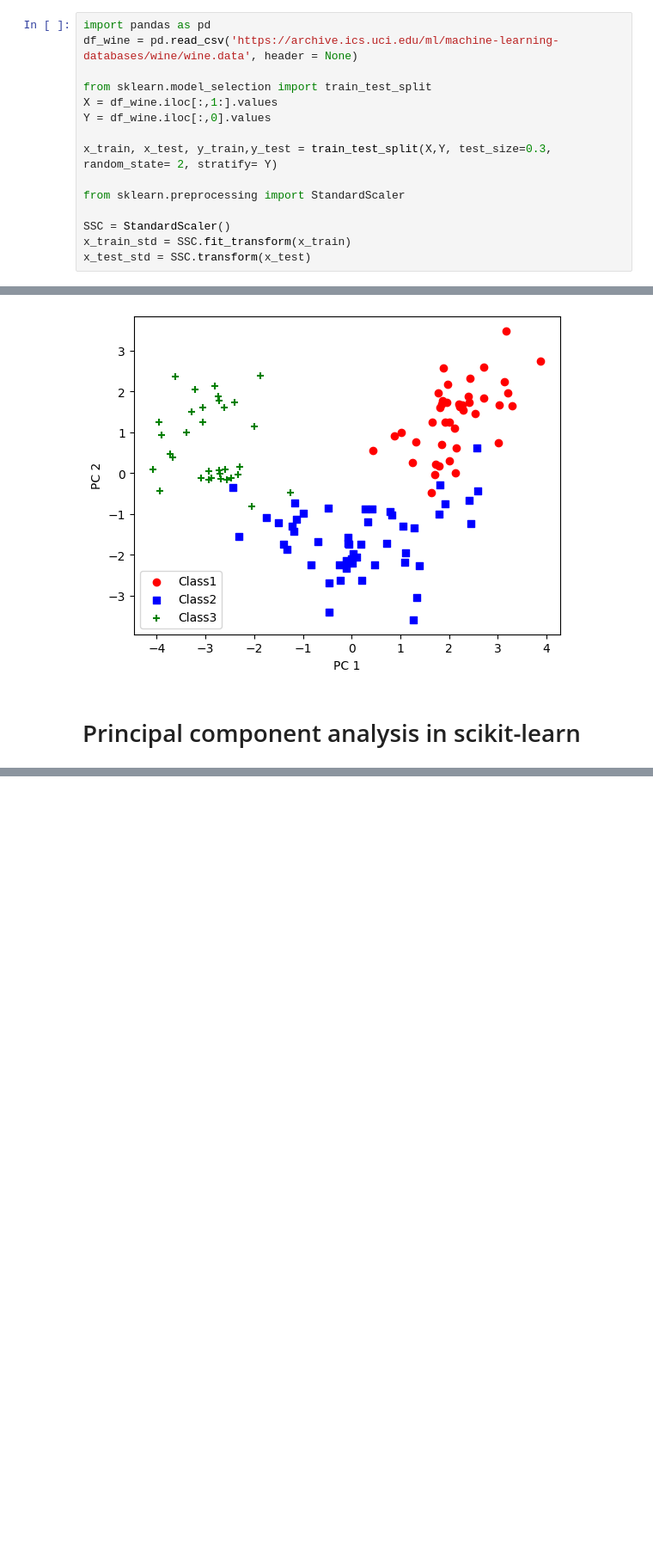
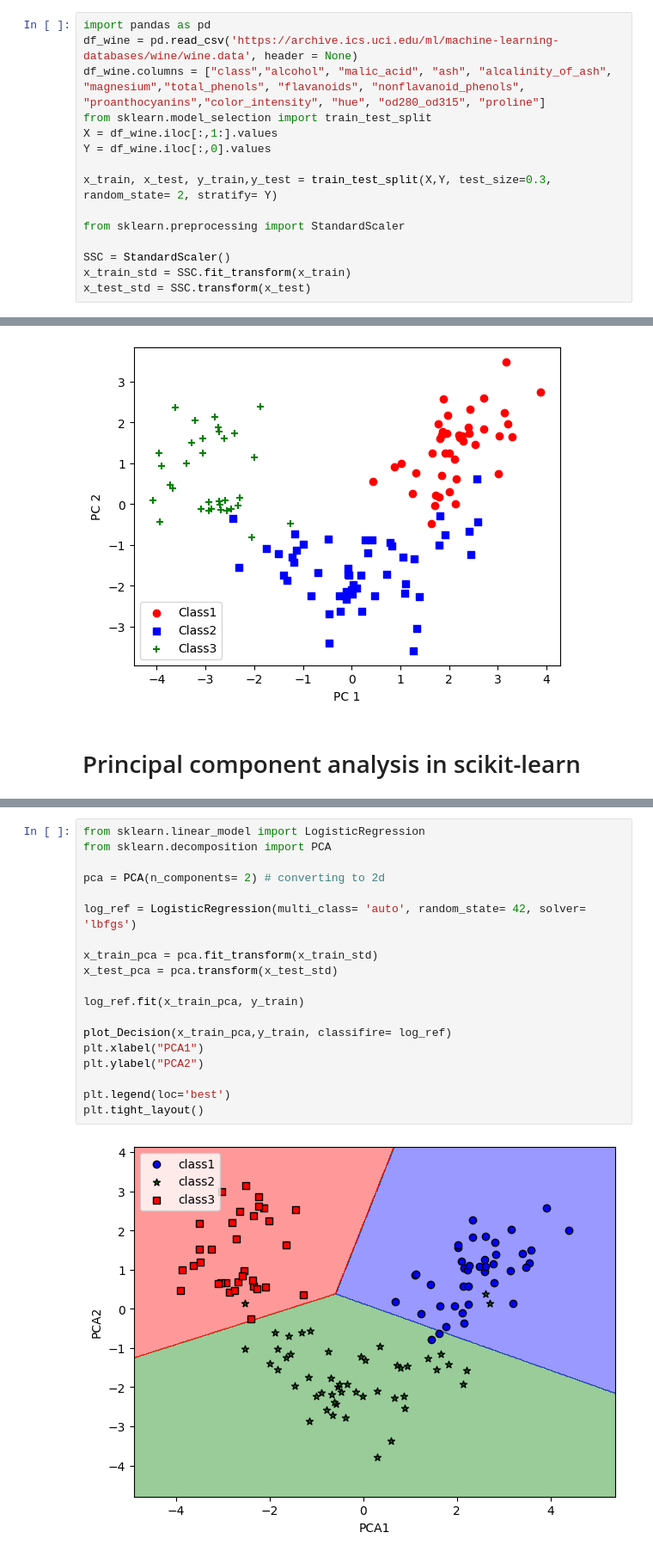
Before and after one commit to Wizard-hash2/Dimensionality-Reduction, a Jupyter notebook: principal_c_analysis.ipynb, the cells around one changed output, grey strips where cells are left out. Shown at 86% size. Saved outputs shown, nothing was run; the diff lists cells and outputs as text; blank space fills up the shorter version.

Commit message:
Fadher: Updates the PCA VIA SCIKIT LEARN AND VISUALIZATION

```diff
--- a/principal_c_analysis.ipynb
+++ b/principal_c_analysis.ipynb
@@ -1,7 +1,7 @@
 # %%
 import pandas as pd
 df_wine = pd.read_csv('https://archive.ics.uci.edu/ml/machine-learning-databases/wine/wine.data', header = None)
-
+df_wine.columns = ["class","alcohol", "malic_acid", "ash", "alcalinity_of_ash", "magnesium","total_phenols", "flavanoids", "nonflavanoid_phenols", "proanthocyanins","color_intensity", "hue", "od280_od315", "proline"]
 from sklearn.model_selection import train_test_split
 X = df_wine.iloc[:,1:].values
 Y = df_wine.iloc[:,0].values
@@ -96,0 +124,21 @@ plt.legend(loc = 'best')
+# %%
+from sklearn.linear_model import LogisticRegression
+from sklearn.decomposition import PCA
+
+pca = PCA(n_components= 2) # converting to 2d
+
+log_ref = LogisticRegression(multi_class= 'auto', random_state= 42, solver= 'lbfgs')
+
+x_train_pca = pca.fit_transform(x_train_std)
+x_test_pca = pca.transform(x_test_std)
+
+log_ref.fit(x_train_pca, y_train)
+
+plot_Decision(x_train_pca,y_train, classifire= log_ref)
+plt.xlabel("PCA1")
+plt.ylabel("PCA2")
+
+plt.legend(loc='best')
+plt.tight_layout()
+# %% [output]
+[figure, added]
```
Also changed, not shown: parts of 4 cells of this notebook.
